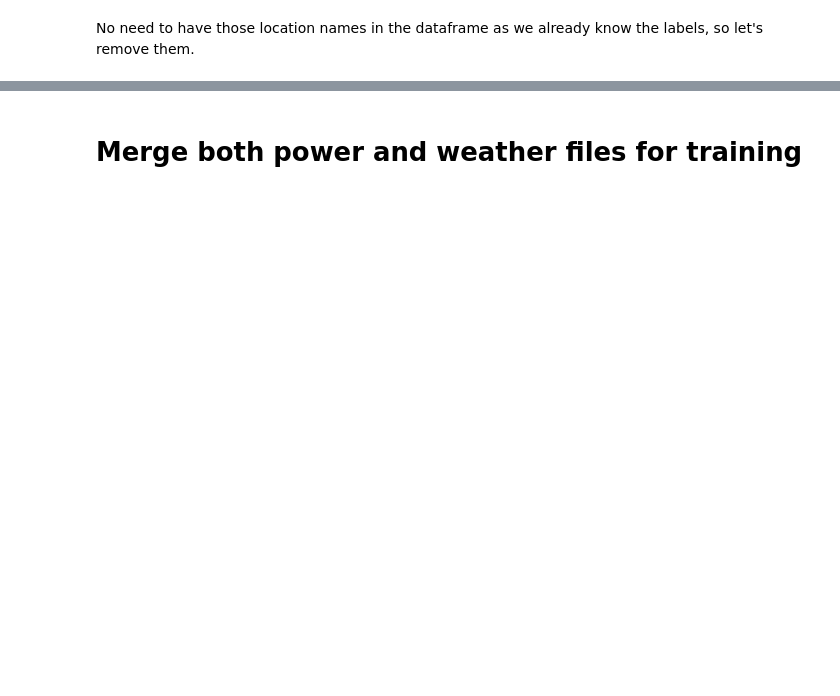
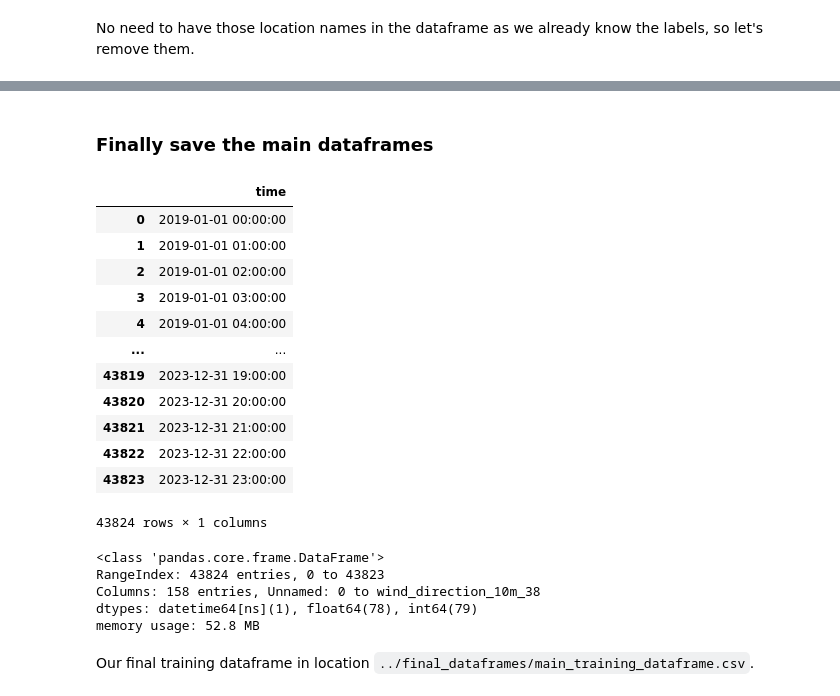
Before and after one commit to AndreaFodor/windPower, a Jupyter notebook: data/data_merge/merge_dataframes.ipynb, the cells around one changed output, grey strips where cells are left out. Cells and saved outputs as stored; diff of their text form; code cells hidden in the pictures; blank space fills up the shorter version.

Commit message:
More polished files, created 2023 dataframe

```diff
--- a/data/data_merge/merge_dataframes.ipynb
+++ b/data/data_merge/merge_dataframes.ipynb
@@ -155,5 +73,0 @@ Nearby rows for duplicated timestamp: 2020-11-01 01:00:00
-# %%
-power_df.at[17194, 'time'] = pd.Timestamp('2019-11-03 00:00:00')
-power_df.at[5475, 'time'] = pd.Timestamp('2020-11-01 00:00:00')
-power_df.at[14383, 'time'] = pd.Timestamp('2021-11-07 00:00:00')
-power_df.at[11380, 'time'] = pd.Timestamp('2022-11-06 00:00:00')
@@ -162,3 +73,0 @@ The only duplicate present is in the year 2023, which we'll handle later.
-# %%
-power_df[power_df['time'].duplicated()]
-power_df['time'] = pd.to_datetime(power_df['time'],utc=True)
@@ -186,0 +74,23 @@ We'll deal with this once we agree on a criteria specifically for the year 2023.
+# %%
+def duplicate_NaN_handle(df: pd.DataFrame) -> pd.DataFrame:
+    """
+    Handles duplicate timestamps in the power data.
+
+    Args:
+        df (pd.DataFrame): Power data with potential duplicate timestamps.
+
+    Returns:
+        pd.DataFrame: DataFrame with duplicates resolved.
+    """
+    df = df.set_index('time').sort_index()
+    full_index = pd.date_range(start=df.index.min(), end=df.index.max(), freq='h')
+
+    df = df[~df.index.duplicated(keep='first')]
+    df = df.reindex(full_index)
+
+    df = df.ffill()
+    df = df.bfill()
+
+    return df.reset_index().rename(columns={'index': 'time'})
+# %%
+power_df = duplicate_NaN_handle(power_df)
@@ -239,0 +143,26 @@ Save this weather dataframe in file `../final_dataframes/final_weather_only.csv`
+# %% [markdown]
+### Finally save the main dataframes
+# %%
+power_df[['time']]
+# %% [output]
+|  | time |
+| 0 | 2019-01-01 00:00:00 |
+| 1 | 2019-01-01 01:00:00 |
+| 2 | 2019-01-01 02:00:00 |
+| 3 | 2019-01-01 03:00:00 |
+| 4 | 2019-01-01 04:00:00 |
+| ... | ... |
+| 43819 | 2023-12-31 19:00:00 |
+| 43820 | 2023-12-31 20:00:00 |
+| 43821 | 2023-12-31 21:00:00 |
+| 43822 | 2023-12-31 22:00:00 |
+| 43823 | 2023-12-31 23:00:00 |
+43824 rows × 1 columns
+# %%
+merge_wdf.info()
+# %% [output]
+<class 'pandas.core.frame.DataFrame'>
+RangeIndex: 43824 entries, 0 to 43823
+Columns: 158 entries, Unnamed: 0 to wind_direction_10m_38
+dtypes: datetime64[ns](1), float64(78), int64(79)
+memory usage: 52.8 MB
@@ -240 +176,3 @@ Save this weather dataframe in file `../final_dataframes/final_weather_only.csv`
+# %% [markdown]
+Our final training dataframe in location `../final_dataframes/main_training_dataframe.csv`.
 # %%
@@ -242,2 +180,0 @@ merge_wdf.to_csv('../final_dataframes/final_weather_only.csv', index=False)
-# %% [markdown]
-# Merge both power and weather files for training
```
Also changed, not shown: parts of 42 cells of this notebook, 8 other files.
